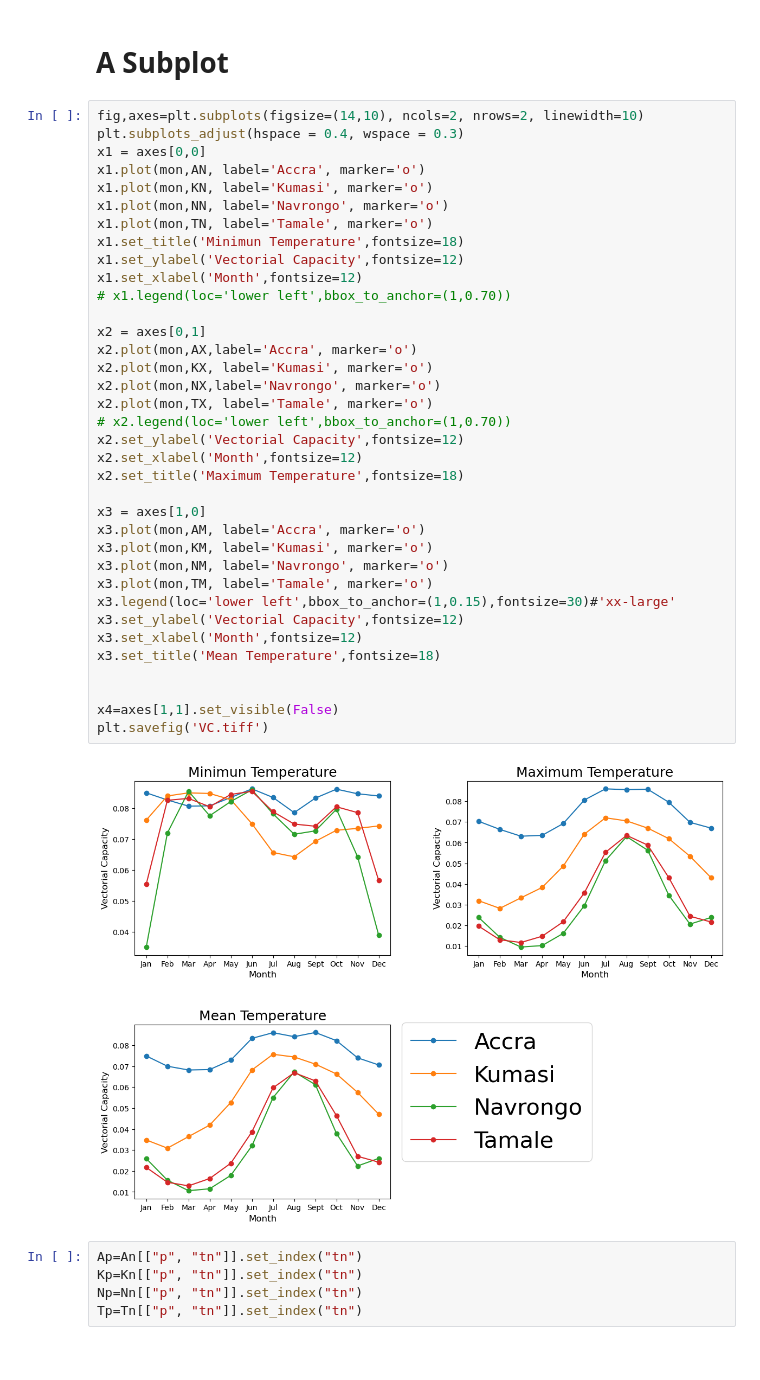
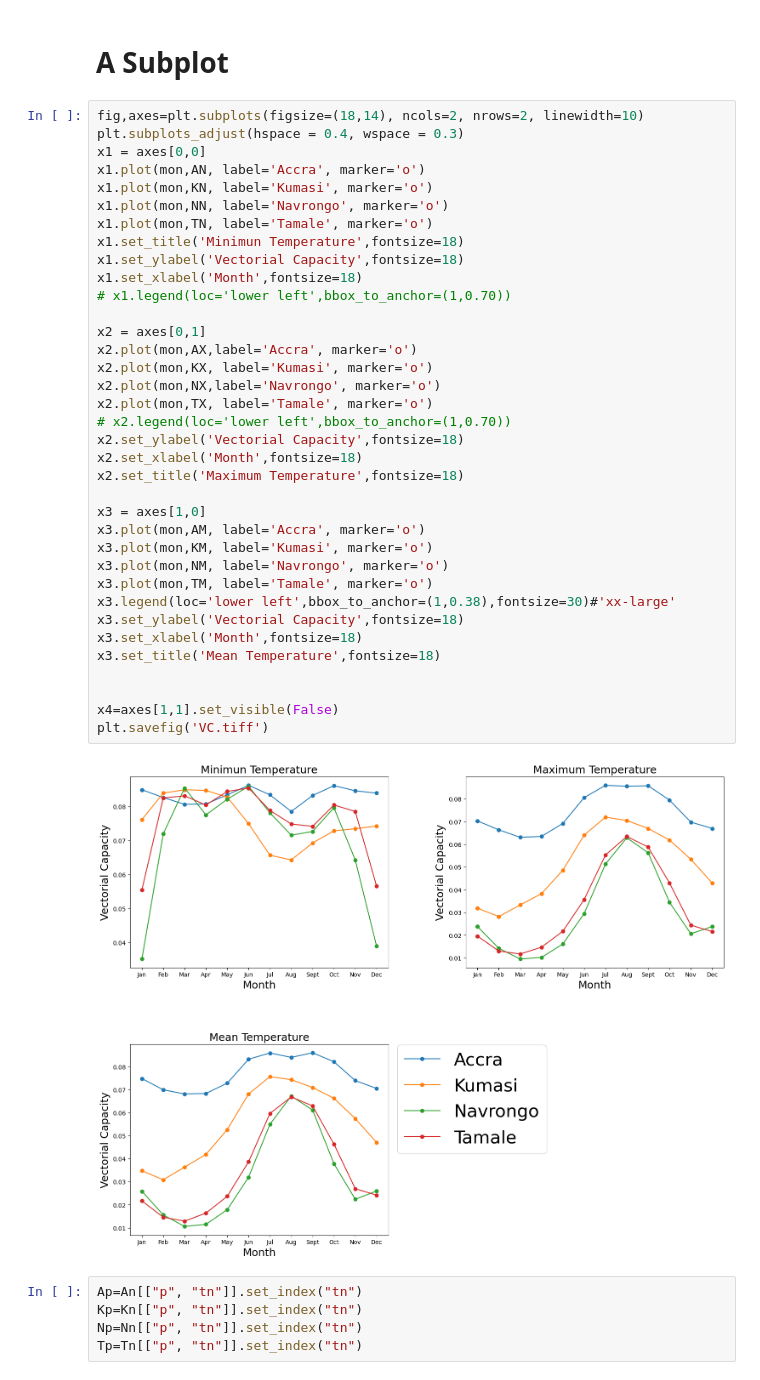
Before and after one commit to ayitaheric/JNAA_LAB, a Jupyter notebook: Hackathon_G2.ipynb, the cells around one changed output. Saved outputs shown, nothing was run; the diff lists cells and outputs as text.

```diff
--- a/Hackathon_G2.ipynb
+++ b/Hackathon_G2.ipynb
@@ -87,43 +87,43 @@ Text(0.5, 0, 'Month')
 A Subplot
 =
 # %%
-fig,axes=plt.subplots(figsize=(14,10), ncols=2, nrows=2, linewidth=10)
+fig,axes=plt.subplots(figsize=(18,14), ncols=2, nrows=2, linewidth=10)
 plt.subplots_adjust(hspace = 0.4, wspace = 0.3)
 x1 = axes[0,0]
 x1.plot(mon,AN, label='Accra', marker='o')
 x1.plot(mon,KN, label='Kumasi', marker='o')
 x1.plot(mon,NN, label='Navrongo', marker='o')
 x1.plot(mon,TN, label='Tamale', marker='o')
 x1.set_title('Minimun Temperature',fontsize=18)
-x1.set_ylabel('Vectorial Capacity',fontsize=12)
-x1.set_xlabel('Month',fontsize=12)
+x1.set_ylabel('Vectorial Capacity',fontsize=18)
+x1.set_xlabel('Month',fontsize=18)
 # x1.legend(loc='lower left',bbox_to_anchor=(1,0.70))
 
 x2 = axes[0,1]
 x2.plot(mon,AX,label='Accra', marker='o')
 x2.plot(mon,KX, label='Kumasi', marker='o')
 x2.plot(mon,NX,label='Navrongo', marker='o')
 x2.plot(mon,TX, label='Tamale', marker='o')
 # x2.legend(loc='lower left',bbox_to_anchor=(1,0.70))
-x2.set_ylabel('Vectorial Capacity',fontsize=12)
-x2.set_xlabel('Month',fontsize=12)
+x2.set_ylabel('Vectorial Capacity',fontsize=18)
+x2.set_xlabel('Month',fontsize=18)
 x2.set_title('Maximum Temperature',fontsize=18)
 
 x3 = axes[1,0]
 x3.plot(mon,AM, label='Accra', marker='o')
 x3.plot(mon,KM, label='Kumasi', marker='o')
 x3.plot(mon,NM, label='Navrongo', marker='o')
 x3.plot(mon,TM, label='Tamale', marker='o')
-x3.legend(loc='lower left',bbox_to_anchor=(1,0.15),fontsize=30)#'xx-large'
-x3.set_ylabel('Vectorial Capacity',fontsize=12)
-x3.set_xlabel('Month',fontsize=12)
+x3.legend(loc='lower left',bbox_to_anchor=(1,0.38),fontsize=30)#'xx-large'
+x3.set_ylabel('Vectorial Capacity',fontsize=18)
+x3.set_xlabel('Month',fontsize=18)
 x3.set_title('Mean Temperature',fontsize=18)
 
 
 x4=axes[1,1].set_visible(False)
 plt.savefig('VC.tiff')
 # %% [output]
-[figure, old version]
+[figure, new version]
 # %%
 Ap=An[["p", "tn"]].set_index("tn")
 Kp=Kn[["p", "tn"]].set_index("tn")
```
Also changed, not shown: parts of 8 cells of this notebook.
